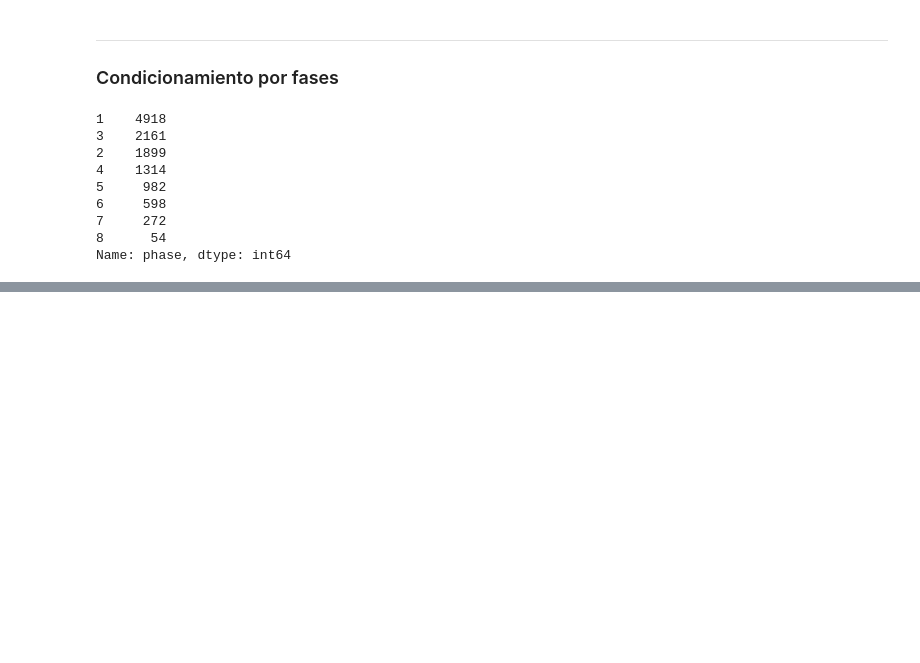
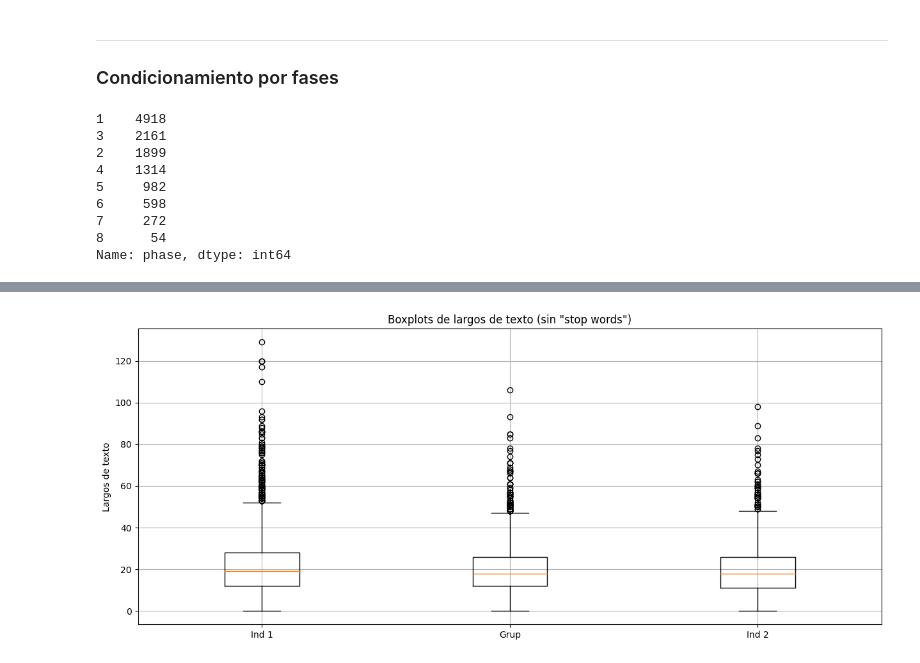
Before and after one commit to camilocarvajalreyes/ethicapp-nlp, a Jupyter notebook: exploracion_caso_alicia.ipynb, the cells around one changed output, grey strips where cells are left out. Saved outputs shown, nothing was run; the diff lists cells and outputs as text; code cells hidden in the pictures; blank space fills up the shorter version.

```diff
--- a/exploracion_caso_alicia.ipynb
+++ b/exploracion_caso_alicia.ipynb
@@ -240,0 +267,15 @@ Name: phase, dtype: int64
+# %%
+lengths_ind1 = comment_length(fase(df,'Ind1',caso),'comment',ignore=stopwords.words('spanish'))
+lengths_grup = comment_length(fase(df,'Grup',caso),'comment',ignore=stopwords.words('spanish'))
+lengths_ind2 = comment_length(fase(df,'Ind2',caso),'comment',ignore=stopwords.words('spanish'))
+
+plt.rcParams["figure.figsize"] = (15,6)
+fig, ax = plt.subplots()
+ax.boxplot([lengths_ind1, lengths_grup, lengths_ind2])
+ax.set_ylabel('Largos de texto')
+ax.set_xticklabels(['Ind 1', 'Grup', 'Ind 2'])
+ax.set_title('Boxplots de largos de texto (sin "stop words")')
+plt.grid()
+plt.show()
+# %% [output]
+[figure, added]
```
Also changed, not shown: parts of 5 cells of this notebook, 1 other file.
